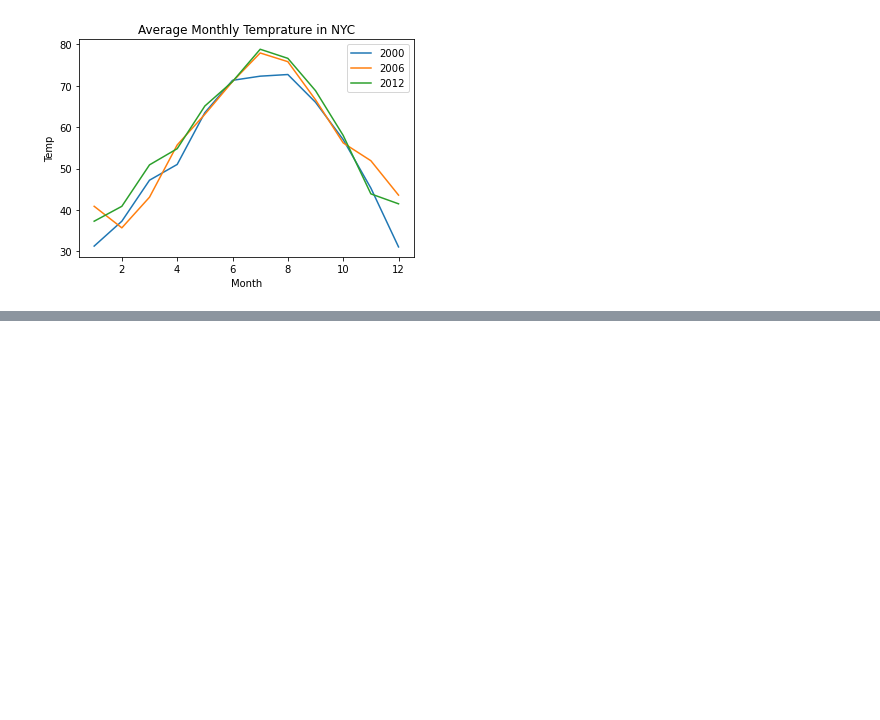
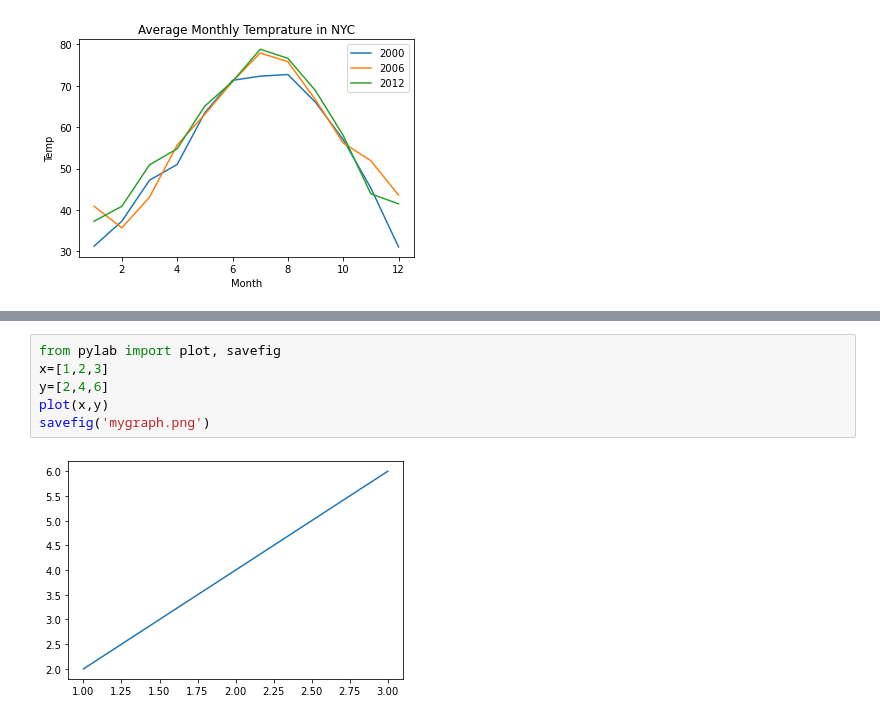
Before and after one commit to mackenr/CodeUp, a Jupyter notebook: doing_math_w_py.ipynb, the cells around one changed output, grey strips where cells are left out. Cells and saved outputs as stored; diff of their text form; blank space fills up the shorter version.

```diff
--- a/doing_math_w_py.ipynb
+++ b/doing_math_w_py.ipynb
@@ -50,0 +77,8 @@ legend([2000,2006,2012])
+# %%
+from pylab import plot, savefig
+x=[1,2,3]
+y=[2,4,6]
+plot(x,y)
+savefig('mygraph.png')
+# %% [output]
+[figure, added]
```
Also changed, not shown: parts of 5 cells of this notebook, 1 other file.
